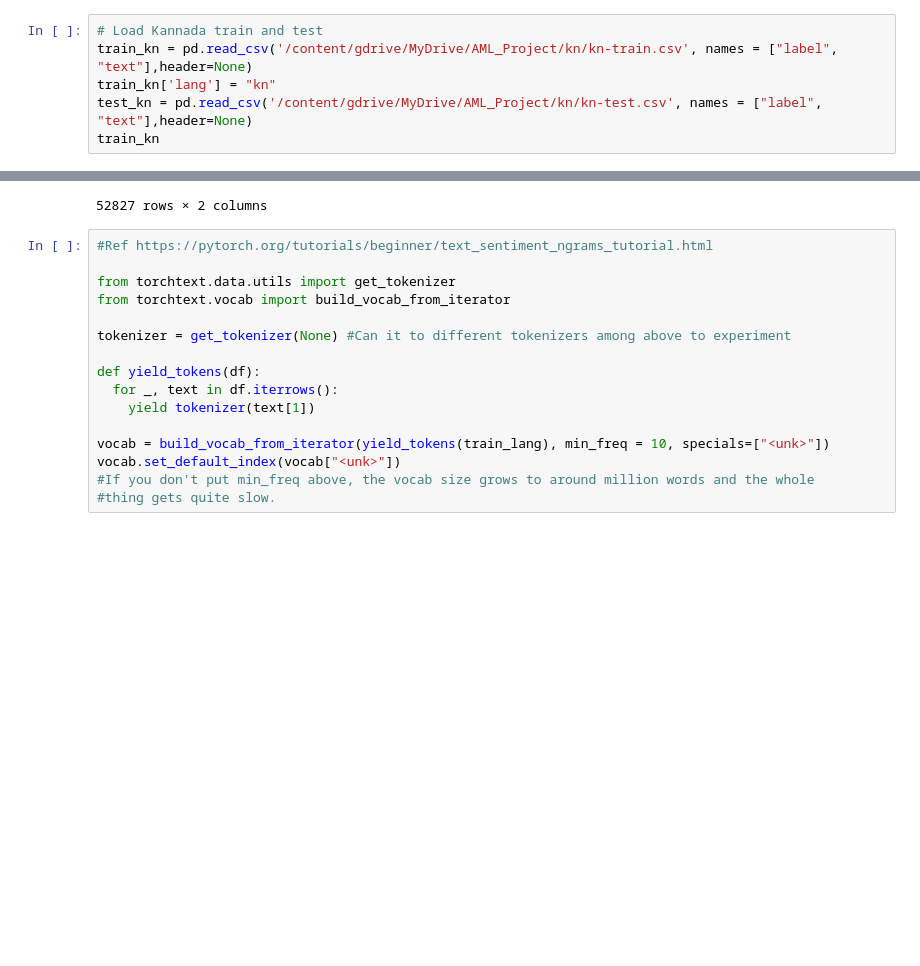
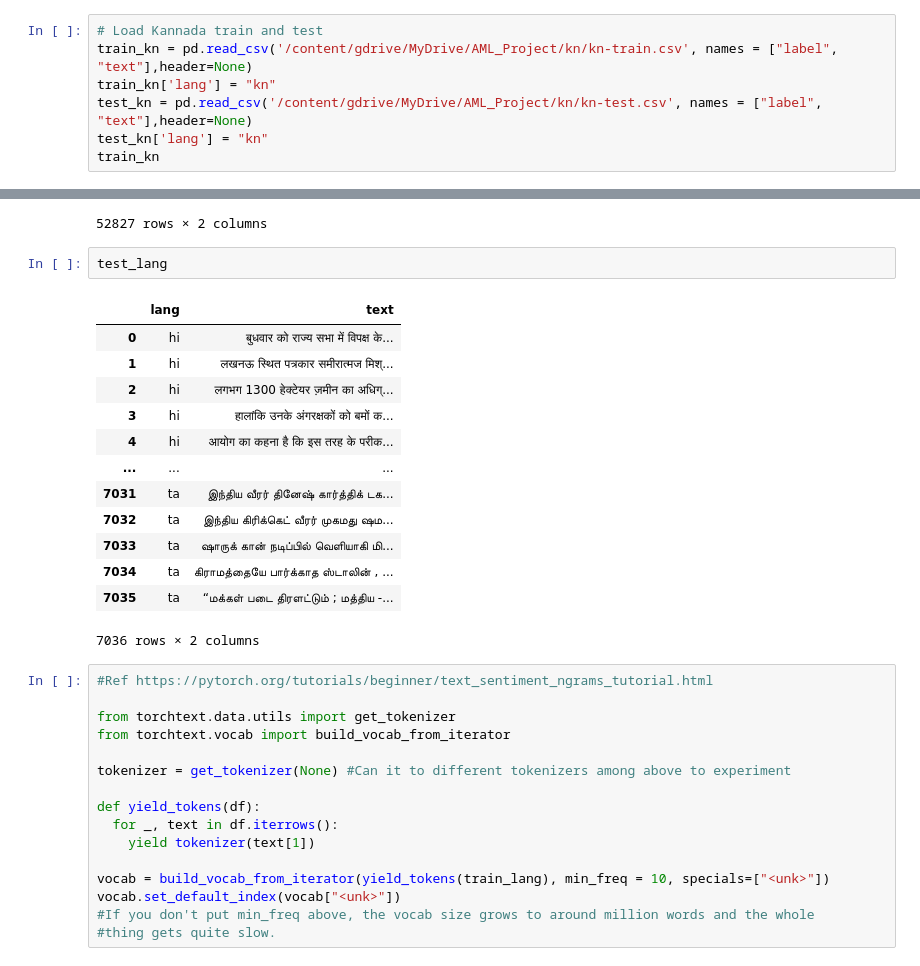
Before and after one commit to Tiru-Kaggundi/Adv_ML_project, a Jupyter notebook: LM_detection.ipynb, the cells around one changed output, grey strips where cells are left out. Drawn from its saved outputs; the diff is of its cells as text; blank space fills up the shorter version.

```diff
--- a/LM_detection.ipynb
+++ b/LM_detection.ipynb
@@ -292,6 +298,7 @@ train_hi
 train_kn = pd.read_csv('/content/gdrive/MyDrive/AML_Project/kn/kn-train.csv', names = ["label", "text"],header=None)
 train_kn['lang'] = "kn"
 test_kn = pd.read_csv('/content/gdrive/MyDrive/AML_Project/kn/kn-test.csv', names = ["label", "text"],header=None)
+test_kn['lang'] = "kn"
 train_kn
 # %% [output]
 |  | label | text | lang |
@@ -405,6 +412,22 @@ train_lang
 | 52825 | ta | பரதன் இயக்கத்தில் விஜய் நடித்துள்... |
 | 52826 | ta | இந்திய அணியின் கேப்டன் விராட் கோல... |
 52827 rows × 2 columns
+# %%
+test_lang
+# %% [output]
+|  | lang | text |
+| 0 | hi | बुधवार को राज्य सभा में विपक्ष के... |
+| 1 | hi | लखनऊ स्थित पत्रकार समीरात्मज मिश्... |
+| 2 | hi | लगभग 1300 हेक्टेयर ज़मीन का अधिग्... |
+| 3 | hi | हालांकि उनके अंगरक्षकों को बमों क... |
+| 4 | hi | आयोग का कहना है कि इस तरह के परीक... |
+| ... | ... | ... |
+| 7031 | ta | இந்திய வீரர் தினேஷ் கார்த்திக் டக... |
+| 7032 | ta | இந்திய கிரிக்கெட் வீரர் முகமது ஷம... |
+| 7033 | ta | ஷாருக் கான் நடிப்பில் வெளியாகி மி... |
+| 7034 | ta | கிராமத்தையே பார்க்காத ஸ்டாலின் , ... |
+| 7035 | ta | “மக்கள் படை திரளட்டும் ; மத்திய -... |
+7036 rows × 2 columns
 # %%
 #Ref https://pytorch.org/tutorials/beginner/text_sentiment_ngrams_tutorial.html
 
```
Also changed, not shown: parts of 15 cells of this notebook.
